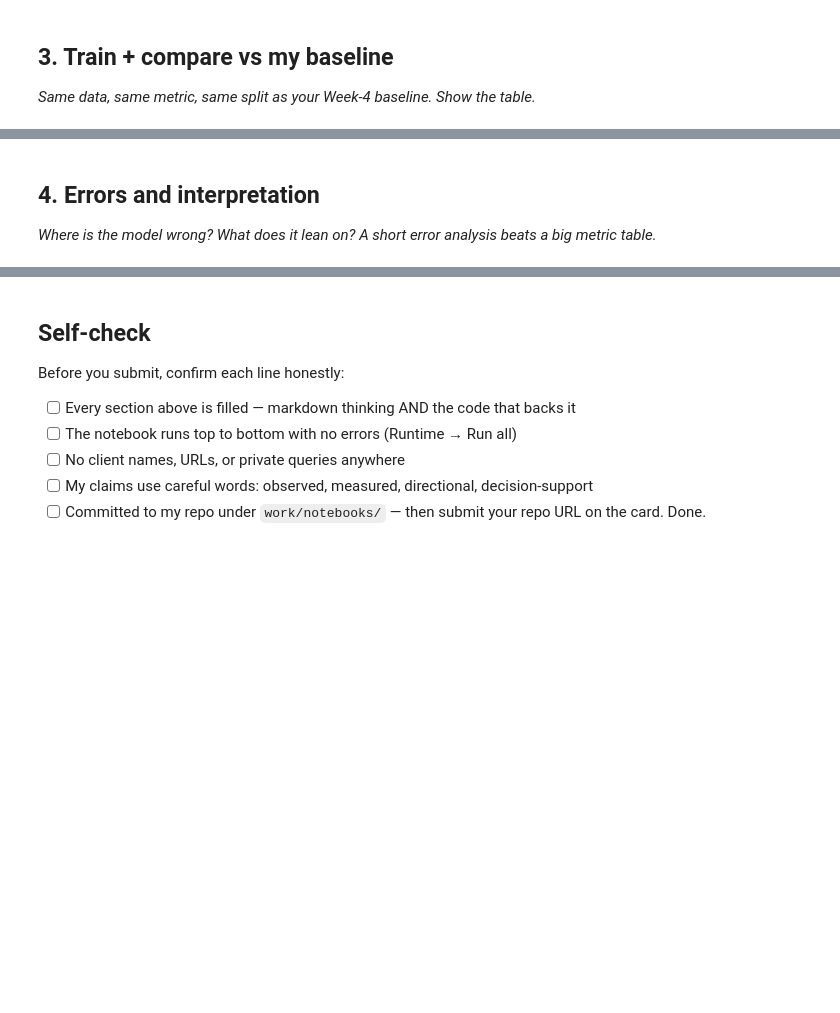
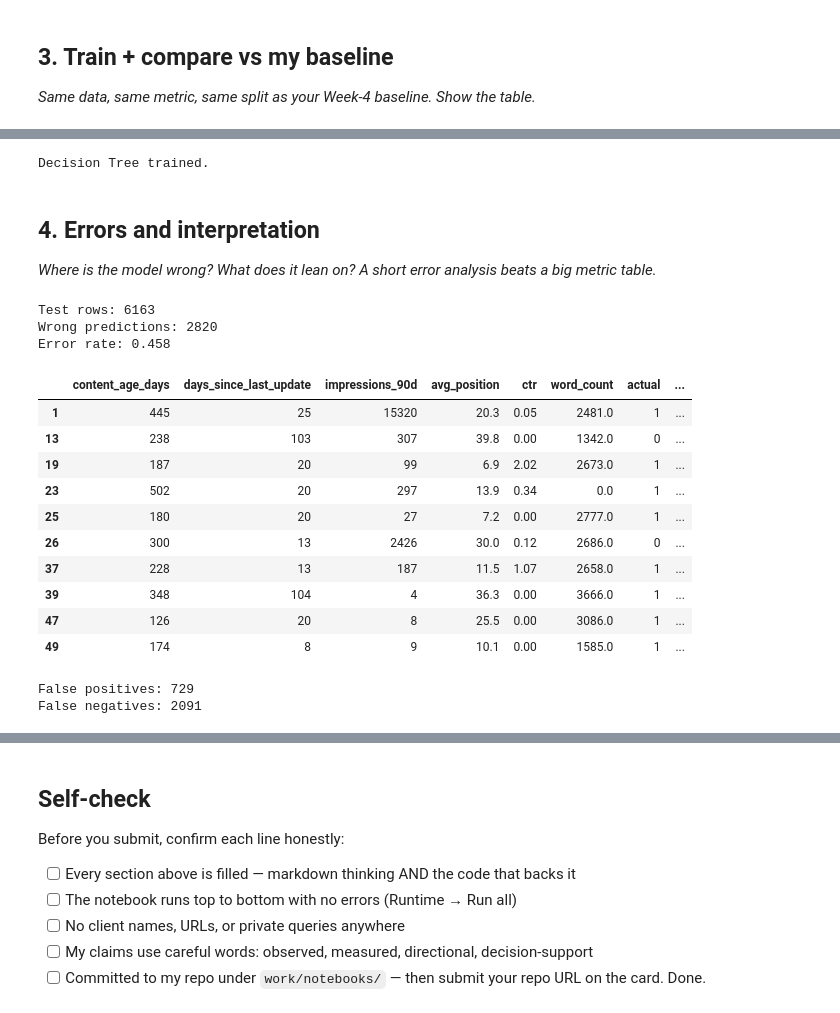
Before and after one commit to dwaynemongaya/flyrank-ml-internship_dwaynemongaya, a Jupyter notebook: work/notebooks/w05_model.ipynb, the cells around one changed output, grey strips where cells are left out. Drawn from its saved outputs; the diff is of its cells as text; code cells hidden in the pictures; blank space fills up the shorter version.

```diff
--- a/work/notebooks/w05_model.ipynb
+++ b/work/notebooks/w05_model.ipynb
@@ -18,3 +32,13 @@ This skeleton is yours to fill. Work the sections **in order** — each one has
 ## 3. Train + compare vs my baseline
 
 *Same data, same metric, same split as your Week-4 baseline. Show the table.*
+# %%
+import pandas as pd
+import numpy as np
+
+df = pd.read_csv("/content/content_refresh_anonymized.csv")
+
+print("Rows:", len(df))
+print("Columns:", len(df.columns))
+
+df.head()
@@ -20,0 +129,16 @@ This skeleton is yours to fill. Work the sections **in order** — each one has
+# %%
+from sklearn.tree import DecisionTreeClassifier
+
+tree = DecisionTreeClassifier(
+    max_depth=4,
+    class_weight="balanced",
+    random_state=42
+)
+
+tree.fit(X_train, y_train)
+
+tree_score = tree.predict_proba(X_test)[:, 1]
+
+print("Decision Tree trained.")
+# %% [output]
+Decision Tree trained.
@@ -22,3 +155,52 @@ This skeleton is yours to fill. Work the sections **in order** — each one has
 ## 4. Errors and interpretation
 
 *Where is the model wrong? What does it lean on? A short error analysis beats a big metric table.*
+# %%
+# Build a test-set review table
+error_df = X_test.copy()
+
+error_df["actual"] = y_test.values
+error_df["tree_score"] = tree_score
+error_df["predicted"] = (tree_score >= 0.5).astype(int)
+
+# Keep only mistakes
+errors = error_df[
+    error_df["actual"] != error_df["predicted"]
+]
+
+print("Test rows:", len(error_df))
+print("Wrong predictions:", len(errors))
+print("Error rate:", round(len(errors) / len(error_df), 3))
+
+display(errors.head(10))
+# %% [output]
+Test rows: 6163
+Wrong predictions: 2820
+Error rate: 0.458
+|  | content_age_days | days_since_last_update | impressions_90d | avg_position | ctr | word_count | actual | ... |
+| 1 | 445 | 25 | 15320 | 20.3 | 0.05 | 2481.0 | 1 | ... |
+| 13 | 238 | 103 | 307 | 39.8 | 0.00 | 1342.0 | 0 | ... |
+| 19 | 187 | 20 | 99 | 6.9 | 2.02 | 2673.0 | 1 | ... |
+| 23 | 502 | 20 | 297 | 13.9 | 0.34 | 0.0 | 1 | ... |
+| 25 | 180 | 20 | 27 | 7.2 | 0.00 | 2777.0 | 1 | ... |
+| 26 | 300 | 13 | 2426 | 30.0 | 0.12 | 2686.0 | 0 | ... |
+| 37 | 228 | 13 | 187 | 11.5 | 1.07 | 2658.0 | 1 | ... |
+| 39 | 348 | 104 | 4 | 36.3 | 0.00 | 3666.0 | 1 | ... |
+| 47 | 126 | 20 | 8 | 25.5 | 0.00 | 3086.0 | 1 | ... |
+| 49 | 174 | 8 | 9 | 10.1 | 0.00 | 1585.0 | 1 | ... |
+# %%
+false_positives = errors[
+    (errors["actual"] == 0) &
+    (errors["predicted"] == 1)
+]
+
+false_negatives = errors[
+    (errors["actual"] == 1) &
+    (errors["predicted"] == 0)
+]
+
+print("False positives:", len(false_positives))
+print("False negatives:", len(false_negatives))
+# %% [output]
+False positives: 729
+False negatives: 2091
```
Also changed, not shown: parts of 9 cells of this notebook.
